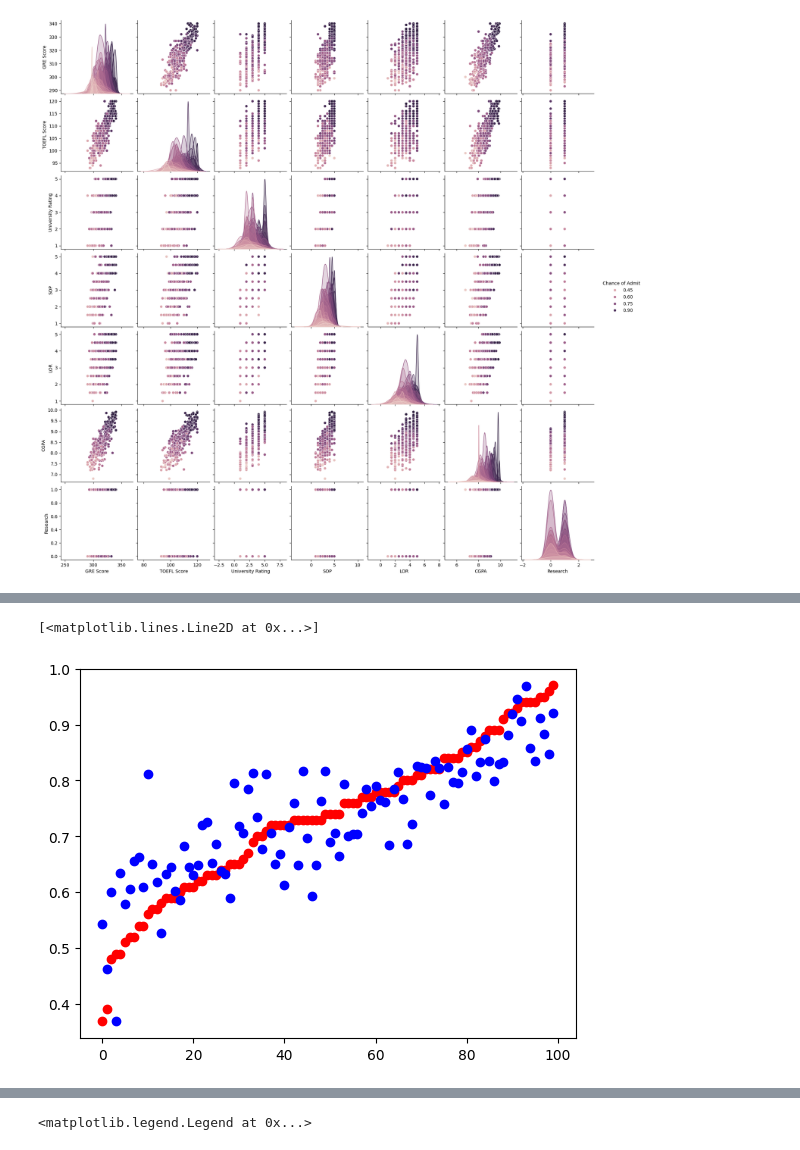
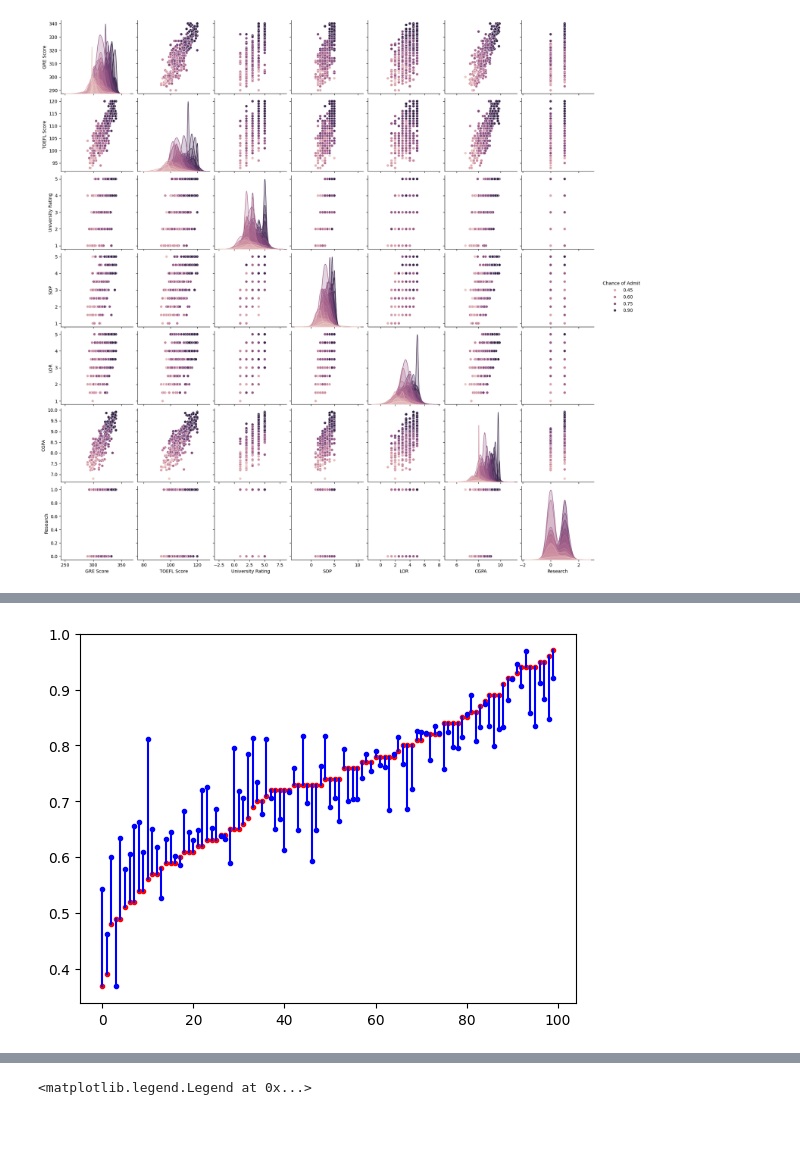
Before and after one commit to Vincent-devSG/DIDL, a Jupyter notebook: projects/linear_regression/part1/training.ipynb, the cells around one changed output, grey strips where cells are left out. Saved outputs shown, nothing was run; the diff lists cells and outputs as text; code cells hidden in the pictures.

Commit message:
feat: ribbon plot + error distribution + R-Squared metric

```diff
--- a/projects/linear_regression/part1/training.ipynb
+++ b/projects/linear_regression/part1/training.ipynb
@@ -169,20 +164,23 @@ Wall time: 22.6 s
 # %%
 # plot target against predicted
 y_hat = np.dot(x_test, w[1:]) + w[0]
 
 # Negative values are not possible for the target also value should be between 0 and 1
 # so we clip the values
 y_hat = np.clip(y_hat, 0, 1)
 
 
 y_test_sorted = np.sort(y_test)
 idx = np.argsort(y_test)
 y_hat_hat = y_hat[idx]
 
 # plot the target in red
-plt.plot(y_test_sorted, 'ro')
+plt.plot(y_test_sorted, 'r.')
 # plot the predicted in blue
-plt.plot(y_hat_hat, 'bo')
+plt.plot(y_hat_hat, 'b.')
+
+# plot a line between the points
+for i in range(len(y_test)):
+    plt.plot([i, i], [y_test_sorted[i], y_hat_hat[i]], 'b-')
 # %% [output]
-[<matplotlib.lines.Line2D at 0x...>]
-[figure, old version]
+[figure, new version]
```
Also changed, not shown: parts of 8 cells of this notebook.
